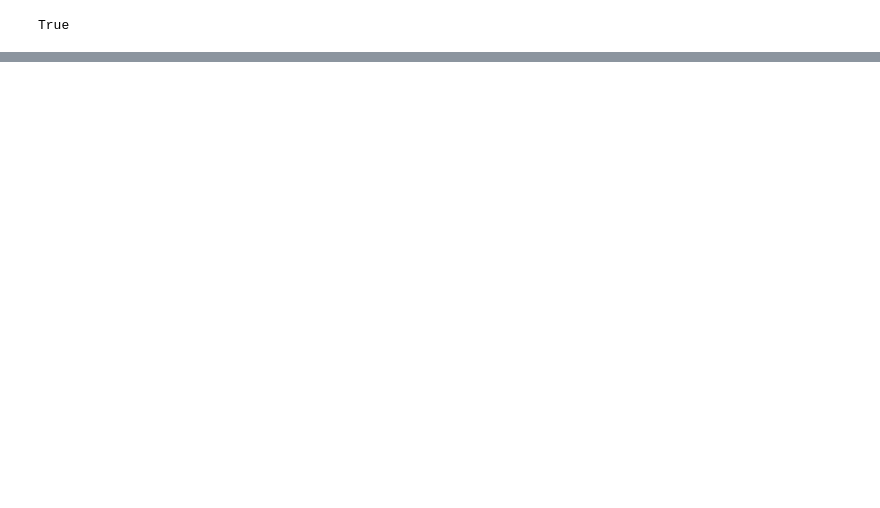
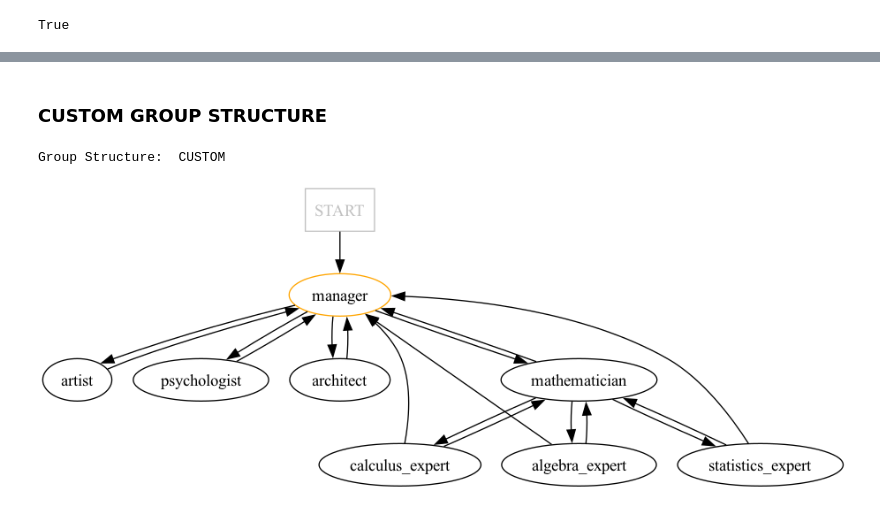
Before and after one commit to ZJCODE/Multi-Agent-Framework, a Jupyter notebook: experiment/standalone_multi_framework_v2.ipynb, the cells around one changed output, grey strips where cells are left out. Saved outputs shown, nothing was run; the diff lists cells and outputs as text; code cells hidden in the pictures; blank space fills up the shorter version.

```diff
--- a/experiment/standalone_multi_framework_v2.ipynb
+++ b/experiment/standalone_multi_framework_v2.ipynb
@@ -395,0 +432,66 @@ display(Image(g.draw_relations()))
+# %% [markdown]
+### CUSTOM GROUP STRUCTURE
+# %%
+manager = iAgent(name="manager", description="You are a manager,determine which agent to transfer to")
+
+mathematician = iAgent(name="mathematician", description="You are a mathmatician,reply use daily language")
+artist = iAgent(name="artist", description="You are an artist,reply use daily language")
+architect = iAgent(name="architect", description="You are an architect,reply use daily language")
+psychologist = iAgent(name="psychologist", description="You are a psychologist,reply use daily language")
+
+calculus_expert = iAgent(name="calculus_expert", description="You are a calculus expert,reply use daily language")
+algebra_expert = iAgent(name="algebra_expert", description="You are an algebra expert,reply use daily language")
+statistics_expert = iAgent(name="statistics_expert", description="You are a statistics expert,reply use daily language")
+
+manager_schema = AgentSchema(name="manager",
+                            transfer_to_me_description="Call me if you do not know which agent to transfer to.",
+                            agent=manager,
+                            relations=["mathematician", "artist", "psychologist", "architect"],
+                            as_entry=True)
+
+artist_schema = AgentSchema(name="artist",
+                            transfer_to_me_description="Call me if you have any questions about art.",
+                            agent=artist,
+                            relations=["manager"])
+
+psychologist_schema = AgentSchema(name="psychologist",
+                            transfer_to_me_description="Call me if you have any questions about psychology.",
+                            agent=psychologist,
+                            relations=["manager"])
+
+architect_schema = AgentSchema(name="architect",
+                            transfer_to_me_description="Call me if you have any questions about architecture.",
+                            agent=architect,
+                            relations=["manager"])
+
+mathematician_schema = AgentSchema(name="mathematician",
+                            transfer_to_me_description="Call me if you have any questions about math.",
+                            agent=mathematician,
+                            relations=["calculus_expert", "algebra_expert", "statistics_expert","manager"])
+
+calculus_expert_schema = AgentSchema(name="calculus_expert",
+                            transfer_to_me_description="Call me if you have any questions about calculus.",
+                            agent=calculus_expert,
+                            relations=["mathematician","manager"])
+
+algebra_expert_schema = AgentSchema(name="algebra_expert",
+                            transfer_to_me_description="Call me if you have any questions about algebra.",
+                            agent=algebra_expert,
+                            relations=["mathematician","manager"])
+
+statistics_expert_schema = AgentSchema(name="statistics_expert",
+                            transfer_to_me_description="Call me if you have any questions about statistics.",
+                            agent=statistics_expert,
+                            relations=["mathematician","manager"])
+
+
+g = Group(participants=[manager_schema,
+                        artist_schema, psychologist_schema, architect_schema, mathematician_schema,
+                        calculus_expert_schema, algebra_expert_schema, statistics_expert_schema])
+
+print("Group Structure: ", g.group_structure)
+
+display(Image(g.draw_relations()))
+# %% [output]
+Group Structure:  CUSTOM
+[figure, added]
```
Also changed, not shown: parts of 15 cells of this notebook, 1 other file.
